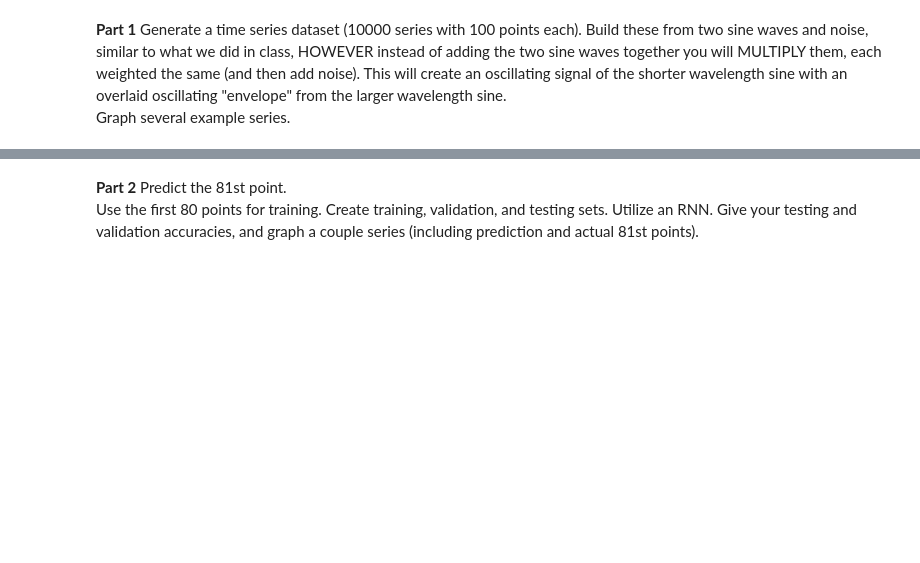
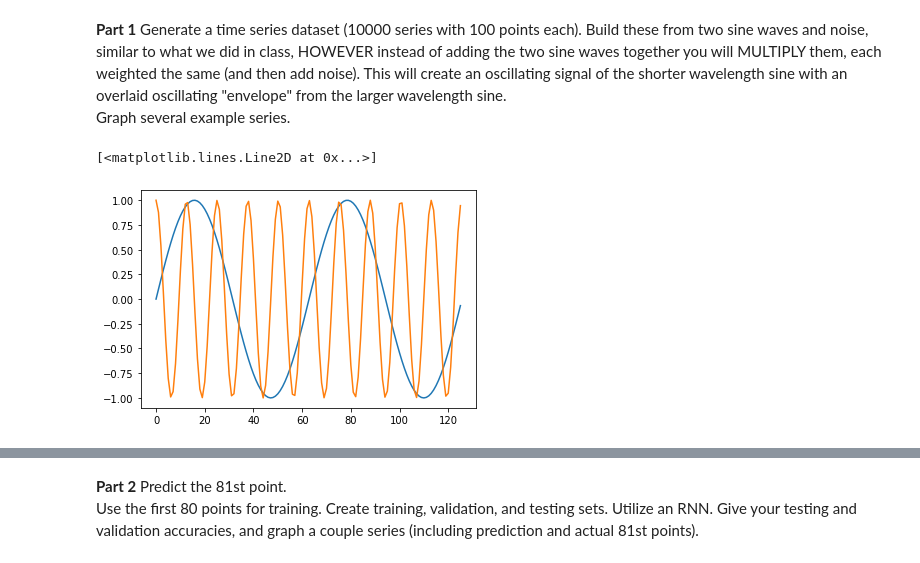
Before and after one commit to NeymanThomas/4499-Assignments, a Jupyter notebook: Homework-5/Homework_5.ipynb, the cells around one changed output, grey strips where cells are left out. Saved outputs shown, nothing was run; the diff lists cells and outputs as text; code cells hidden in the pictures; blank space fills up the shorter version.

```diff
--- a/Homework-5/Homework_5.ipynb
+++ b/Homework-5/Homework_5.ipynb
@@ -7,0 +15,13 @@ Graph several example series.
+# %%
+# generating dataset to see what the waves will look like
+import matplotlib.pyplot as plt
+
+time = np.arange(0, 4*np.pi, 0.1)
+sine = np.sin(time)
+sine2 = np.sin(5*time + 0.5*np.pi)
+
+plt.plot(sine)
+plt.plot(sine2)
+# %% [output]
+[<matplotlib.lines.Line2D at 0x...>]
+[figure, added]
```
Also changed, not shown: parts of 42 cells of this notebook, 2 other files.
